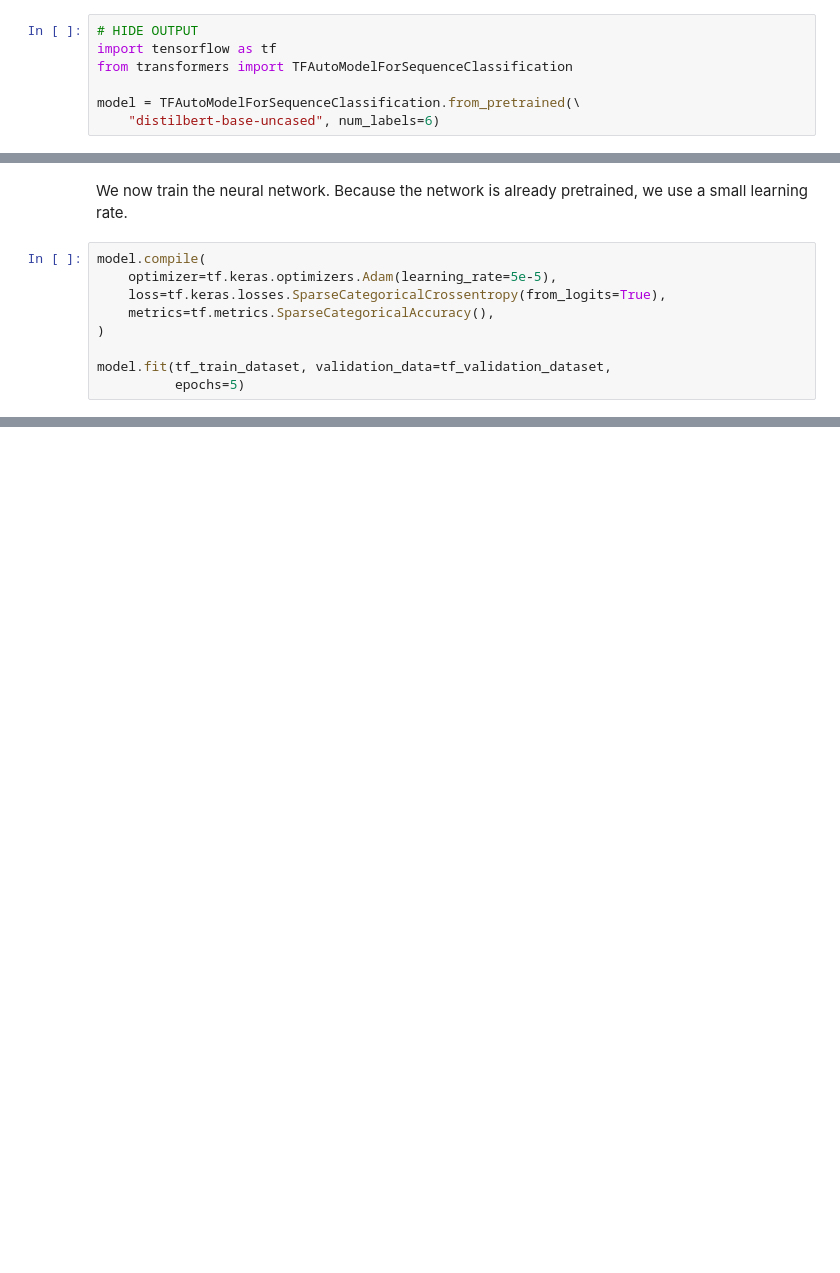
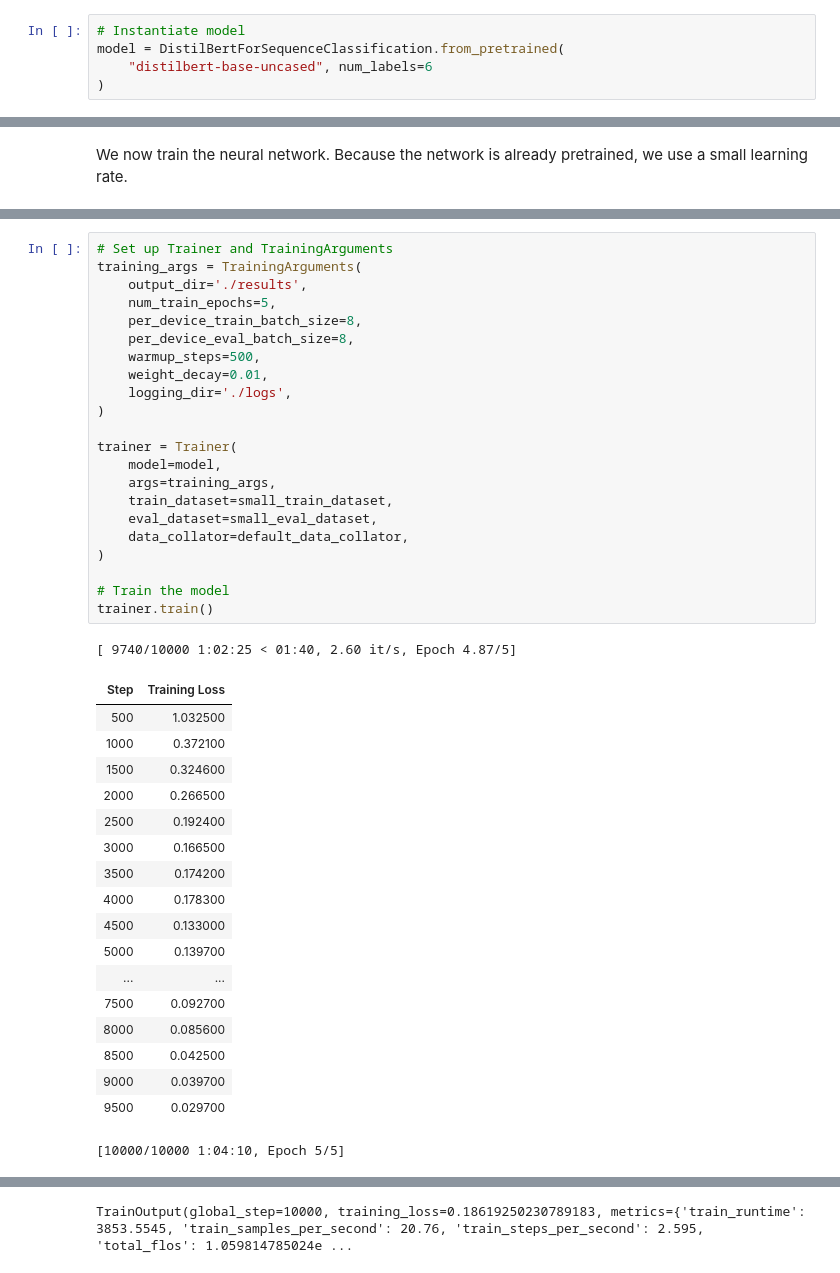
Before and after one commit to jeffheaton/app_deep_learning, a Jupyter notebook: t81_558_class_11_5_hf_train.ipynb, the cells around one changed output, grey strips where cells are left out. Cells and saved outputs as stored; diff of their text form; blank space fills up the shorter version.

```diff
--- a/t81_558_class_11_5_hf_train.ipynb
+++ b/t81_558_class_11_5_hf_train.ipynb
@@ -128,10 +129,8 @@ tf_validation_dataset = small_eval_dataset.to_tf_dataset(
 # %% [markdown]
 We will now load the distilbert model for classification. We will adjust the pretrained weights to predict the emotions of text lines.
 # %%
-# HIDE OUTPUT
-import tensorflow as tf
-from transformers import TFAutoModelForSequenceClassification
-
-model = TFAutoModelForSequenceClassification.from_pretrained(\
-    "distilbert-base-uncased", num_labels=6)
+# Instantiate model
+model = DistilBertForSequenceClassification.from_pretrained(
+    "distilbert-base-uncased", num_labels=6
+)
 # %% [output]
@@ -142,12 +138,3 @@ Some layers of TFDistilBertForSequenceClassification were not initialized from t
 You should probably TRAIN this model on a down-stream task to be able to use it for predictions and inference.
 # %% [markdown]
 We now train the neural network. Because the network is already pretrained, we use a small learning rate.
-# %%
-model.compile(
-    optimizer=tf.keras.optimizers.Adam(learning_rate=5e-5),
-    loss=tf.keras.losses.SparseCategoricalCrossentropy(from_logits=True),
-    metrics=tf.metrics.SparseCategoricalAccuracy(),
-)
-
-model.fit(tf_train_dataset, validation_data=tf_validation_dataset,
-          epochs=5)
@@ -165,0 +141,42 @@ Epoch 5/5
+# %%
+# Set up Trainer and TrainingArguments
+training_args = TrainingArguments(
+    output_dir='./results',
+    num_train_epochs=5,
+    per_device_train_batch_size=8,
+    per_device_eval_batch_size=8,
+    warmup_steps=500,
+    weight_decay=0.01,
+    logging_dir='./logs',
+)
+
+trainer = Trainer(
+    model=model,
+    args=training_args,
+    train_dataset=small_train_dataset,
+    eval_dataset=small_eval_dataset,
+    data_collator=default_data_collator,
+)
+
+# Train the model
+trainer.train()
+# %% [output]
+[ 9740/10000 1:02:25 < 01:40, 2.60 it/s, Epoch 4.87/5]
+| Step | Training Loss |
+| 500 | 1.032500 |
+| 1000 | 0.372100 |
+| 1500 | 0.324600 |
+| 2000 | 0.266500 |
+| 2500 | 0.192400 |
+| 3000 | 0.166500 |
+| 3500 | 0.174200 |
+| 4000 | 0.178300 |
+| 4500 | 0.133000 |
+| 5000 | 0.139700 |
+| ... | ... |
+| 7500 | 0.092700 |
+| 8000 | 0.085600 |
+| 8500 | 0.042500 |
+| 9000 | 0.039700 |
+| 9500 | 0.029700 |
+[10000/10000 1:04:10, Epoch 5/5]
@@ -165,0 +200 @@ Epoch 5/5
+TrainOutput(global_step=10000, training_loss=0.18619250230789183, metrics={'train_runtime': 3853.5545, 'train_samples_per_second': 20.76, 'train_steps_per_second': 2.595, 'total_flos': 1.059814785024e ...
```
Also changed, not shown: parts of 18 cells of this notebook.
